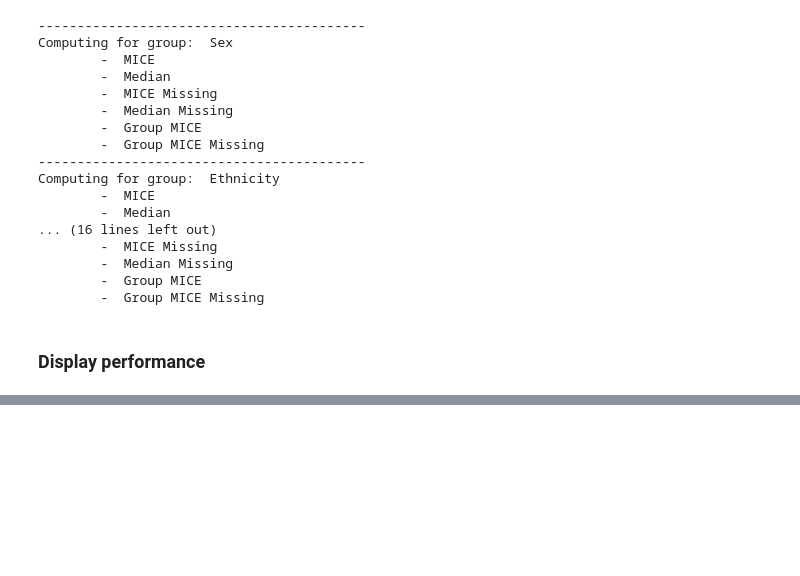
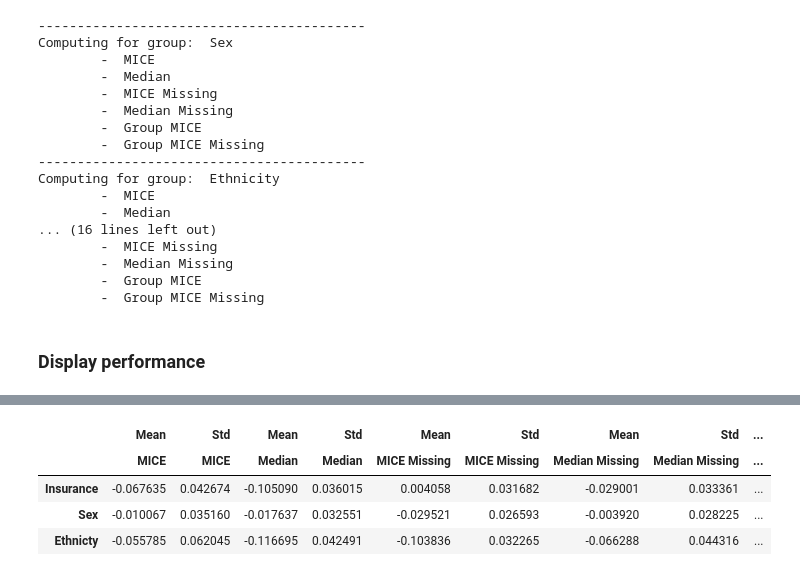
Before and after one commit to Sunnie912/CS598_Paper_Repro, a Jupyter notebook: mimic/analysis groups.ipynb, the cells around one changed output, grey strips where cells are left out. Saved outputs shown, nothing was run; the diff lists cells and outputs as text; code cells hidden in the pictures; blank space fills up the shorter version.

```diff
--- a/mimic/analysis groups.ipynb
+++ b/mimic/analysis groups.ipynb
@@ -295,0 +298,2 @@ Ethnicty  &  0.030 (0.018) &  0.033 (0.018) &  0.017 (0.018) &  0.041 (0.020) &
+# %%
+metric = 'Wrongly not prioritized (FNR)'
@@ -295,0 +324,18 @@ Ethnicty  &  0.030 (0.018) &  0.033 (0.018) &  0.017 (0.018) &  0.041 (0.020) &
+# %%
+comparison = {}
+for model in performances['Overall'].index:
+    comparison[model] = pd.concat({
+        'Insurance': performances['Insurance'].loc[model]['Difference Public - Private'][metric],
+        'Sex': performances['Sex'].loc[model]['Difference Female - Male'][metric],
+        'Ethnicty': performances['Ethnicity'].loc[model]['Difference Black - Non Black'][metric],
+    }, axis = 1).T
+# %%
+pd.concat(comparison, axis = 1)
+comparison = pd.concat(comparison, axis = 1).swaplevel(0, axis = 1)
+comparison
+# %% [output]
+|  | Mean | Std | Mean | Std | Mean | Std | Mean | Std | ... |
+|  | MICE | MICE | Median | Median | MICE Missing | MICE Missing | Median Missing | Median Missing | ... |
+| Insurance | -0.067635 | 0.042674 | -0.105090 | 0.036015 | 0.004058 | 0.031682 | -0.029001 | 0.033361 | ... |
+| Sex | -0.010067 | 0.035160 | -0.017637 | 0.032551 | -0.029521 | 0.026593 | -0.003920 | 0.028225 | ... |
+| Ethnicty | -0.055785 | 0.062045 | -0.116695 | 0.042491 | -0.103836 | 0.032265 | -0.066288 | 0.044316 | ... |
```
Also changed, not shown: parts of 10 cells of this notebook, 3 other files.
